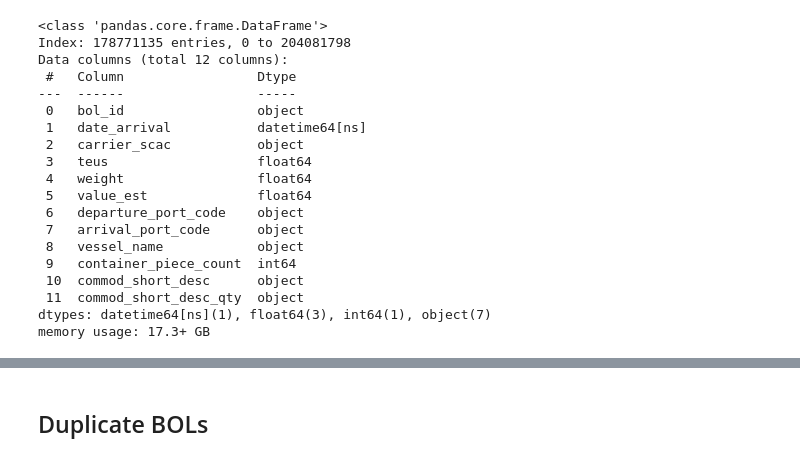
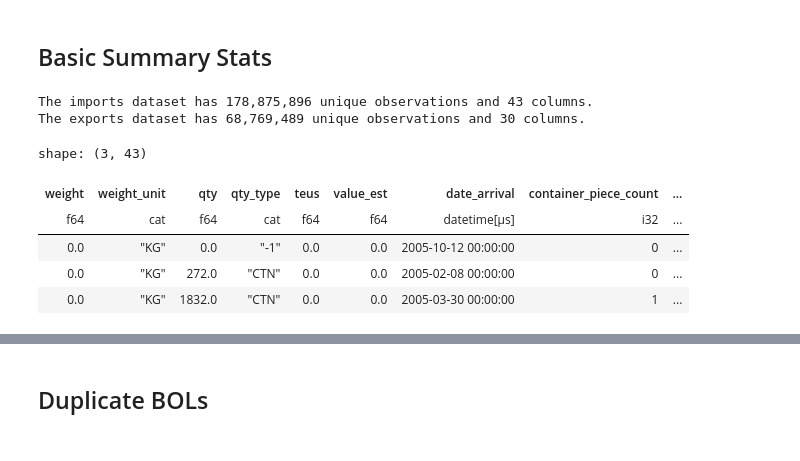
Before and after one commit to epistemetrica/PIERS-Data-Project, a Jupyter notebook: piers_explore.ipynb, the cells around one changed output, grey strips where cells are left out. Drawn from its saved outputs; the diff is of its cells as text; code cells hidden in the pictures.

```diff
--- a/piers_explore.ipynb
+++ b/piers_explore.ipynb
@@ -54,22 +19,35 @@ memory usage: 18.3+ GB
-# %%
-pldf.drop_duplicates().info()
-# %% [output]
-<class 'pandas.core.frame.DataFrame'>
-Index: 178771135 entries, 0 to 204081798
-Data columns (total 12 columns):
- #   Column                 Dtype
----  ------                 -----
- 0   bol_id                 object
- 1   date_arrival           datetime64[ns]
- 2   carrier_scac           object
- 3   teus                   float64
- 4   weight                 float64
- 5   value_est              float64
- 6   departure_port_code    object
- 7   arrival_port_code      object
- 8   vessel_name            object
- 9   container_piece_count  int64
- 10  commod_short_desc      object
- 11  commod_short_desc_qty  object
-dtypes: datetime64[ns](1), float64(3), int64(1), object(7)
-memory usage: 17.3+ GB
+# %% [markdown]
+## Basic Summary Stats
+# %%
+#set paths
+imports_path = 'data/clean/imports/'
+exports_path = 'data/clean/exports/'
+
+#get schema and col names
+imports_schema = pl.read_parquet_schema(source= imports_path+'piers_imports_2005.parquet')
+imports_colnames = imports_schema.keys()
+exports_schema = pl.read_parquet_schema(source=exports_path+'piers_exports_complete.parquet')
+exports_colnames = exports_schema.keys()
+
+#init lazy dataframes
+imports_lzdf = pl.scan_parquet(imports_path+'*.parquet', parallel='columns')
+exports_lzdf = pl.scan_parquet(exports_path+'piers_exports_complete.parquet', parallel='columns')
+
+#get number of observations
+imports_n = imports_lzdf.select(pl.count()).collect().item()
+exports_n = exports_lzdf.select(pl.count()).collect().item()
+print('The imports dataset has {:,} unique observations and {} columns.'.format(imports_n, len(imports_schema)))
+print('The exports dataset has {:,} unique observations and {} columns.'.format(exports_n, len(exports_schema)))
+# %% [output]
+The imports dataset has 178,875,896 unique observations and 43 columns.
+The exports dataset has 68,769,489 unique observations and 30 columns.
+# %%
+#view head of imports dataframe
+imports_lzdf.limit(n=3).collect()
+# %% [output]
+shape: (3, 43)
+| weight | weight_unit | qty | qty_type | teus | value_est | date_arrival | container_piece_count | ... |
+| f64 | cat | f64 | cat | f64 | f64 | datetime[μs] | i32 | ... |
+| 0.0 | "KG" | 0.0 | "-1" | 0.0 | 0.0 | 2005-10-12 00:00:00 | 0 | ... |
+| 0.0 | "KG" | 272.0 | "CTN" | 0.0 | 0.0 | 2005-02-08 00:00:00 | 0 | ... |
+| 0.0 | "KG" | 1832.0 | "CTN" | 0.0 | 0.0 | 2005-03-30 00:00:00 | 1 | ... |
```
Also changed, not shown: parts of 18 cells of this notebook.
